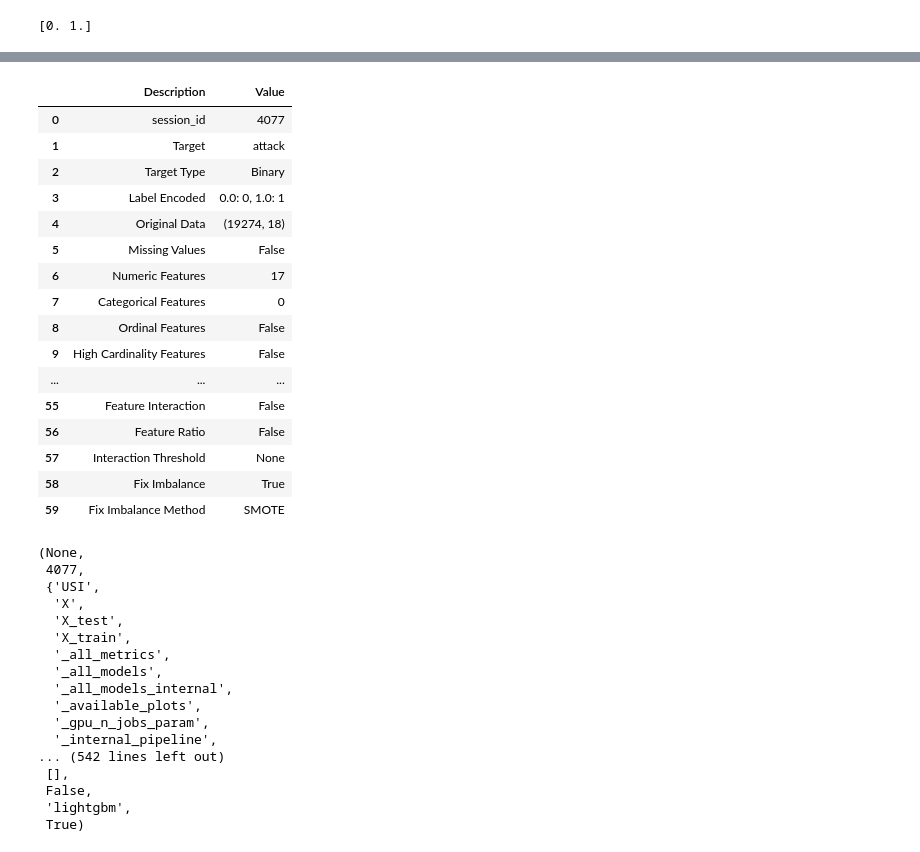
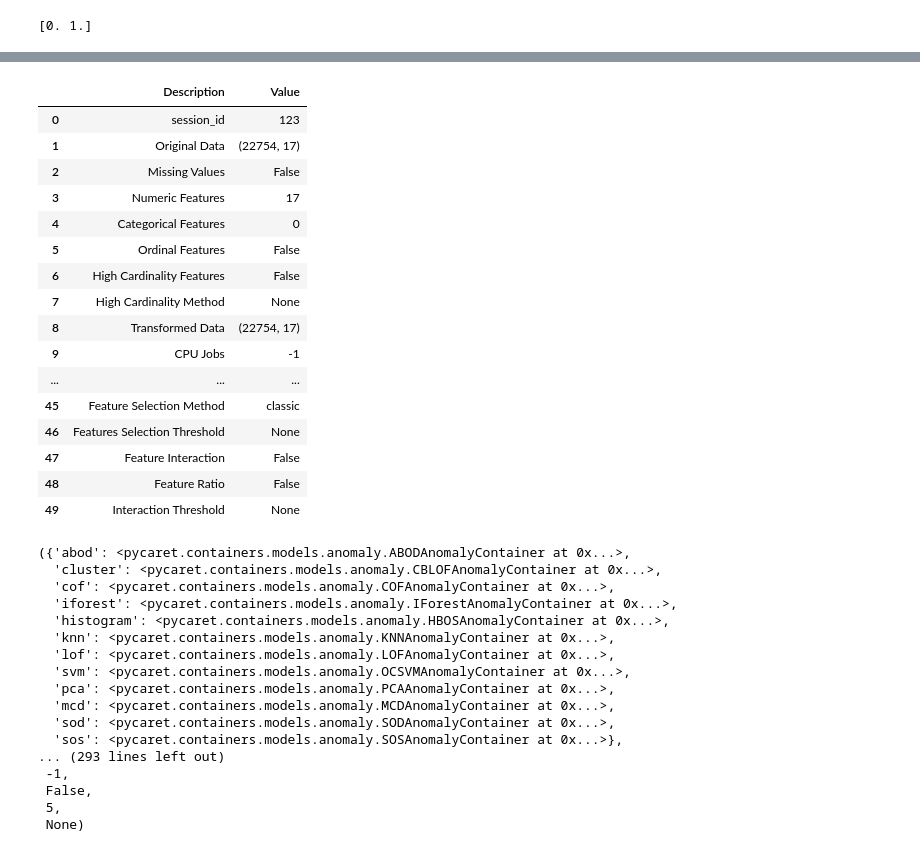
Before and after one commit to kbuaaaaaa/COTS_ICS_Security, a Jupyter notebook: Detection/Entropy Detection/model.ipynb, the cells around one changed output, grey strips where cells are left out. Saved outputs shown, nothing was run; the diff lists cells and outputs as text; code cells hidden in the pictures.

```diff
--- a/Detection/Entropy Detection/model.ipynb
+++ b/Detection/Entropy Detection/model.ipynb
@@ -74,13 +89,15 @@ print(attack_time)
 # %%
 smooth_ics = ics_entropy.copy()
+smooth_ics = smooth_ics[4500:,:]
 for i in range(smooth_ics.shape[1]):
-    smooth_ics[:,i] = smooth(smooth_ics[:,i],100)
+    smooth_ics[:,i] = smooth(smooth_ics[:,i],500)
+
+smooth_ics = smooth_ics[500:-500,:]
 
 for j in range(len(smooth_ics[:,-1])):
     if smooth_ics[j,-1] > 0:
         smooth_ics[j,-1] = 1
 
-smooth_ics = smooth_ics[100:-100,:]
 
 print(np.unique(smooth_ics[:,-1]))
 # %% [output]
@@ -156,45 +173,45 @@ for i in range(1,len(col)-1):
 ... (5 outputs left out)
 # %%
-X = pd.DataFrame(smooth_ics[:,1:])
-# X = pd.DataFrame(ics_entropy)
-# X.columns = col[0:-1]
-X.columns = col[1:]
-# setup(X,session_id=123)
-setup(X,target='attack',fix_imbalance = True,feature_selection=True)
+# X = pd.DataFrame(smooth_ics[:,1:])
+X = pd.DataFrame(smooth_ics[:,1:-1])
+X.columns = col[1:-1]
+# X.columns = col[1:]
+setup(X,session_id=123)
+# setup(X,target='attack',fix_imbalance = True,feature_selection=True)
 # %% [output]
 |  | Description | Value |
-| 0 | session_id | 4077 |
-| 1 | Target | attack |
-| 2 | Target Type | Binary |
-| 3 | Label Encoded | 0.0: 0, 1.0: 1 |
-| 4 | Original Data | (19274, 18) |
-| 5 | Missing Values | False |
-| 6 | Numeric Features | 17 |
-| 7 | Categorical Features | 0 |
-| 8 | Ordinal Features | False |
-| 9 | High Cardinality Features | False |
+| 0 | session_id | 123 |
+| 1 | Original Data | (22754, 17) |
+| 2 | Missing Values | False |
+| 3 | Numeric Features | 17 |
+| 4 | Categorical Features | 0 |
+| 5 | Ordinal Features | False |
+| 6 | High Cardinality Features | False |
+| 7 | High Cardinality Method | None |
+| 8 | Transformed Data | (22754, 17) |
+| 9 | CPU Jobs | -1 |
 | ... | ... | ... |
-| 55 | Feature Interaction | False |
-| 56 | Feature Ratio | False |
-| 57 | Interaction Threshold | None |
-| 58 | Fix Imbalance | True |
-| 59 | Fix Imbalance Method | SMOTE |
+| 45 | Feature Selection Method | classic |
+| 46 | Features Selection Threshold | None |
+| 47 | Feature Interaction | False |
+| 48 | Feature Ratio | False |
+| 49 | Interaction Threshold | None |
-(None,
- 4077,
- {'USI',
-  'X',
-  'X_test',
-  'X_train',
-  '_all_metrics',
-  '_all_models',
-  '_all_models_internal',
-  '_available_plots',
-  '_gpu_n_jobs_param',
-  '_internal_pipeline',
-... (542 lines left out)
- [],
+({'abod': <pycaret.containers.models.anomaly.ABODAnomalyContainer at 0x...>,
+  'cluster': <pycaret.containers.models.anomaly.CBLOFAnomalyContainer at 0x...>,
+  'cof': <pycaret.containers.models.anomaly.COFAnomalyContainer at 0x...>,
+  'iforest': <pycaret.containers.models.anomaly.IForestAnomalyContainer at 0x...>,
+  'histogram': <pycaret.containers.models.anomaly.HBOSAnomalyContainer at 0x...>,
+  'knn': <pycaret.containers.models.anomaly.KNNAnomalyContainer at 0x...>,
+  'lof': <pycaret.containers.models.anomaly.LOFAnomalyContainer at 0x...>,
+  'svm': <pycaret.containers.models.anomaly.OCSVMAnomalyContainer at 0x...>,
+  'pca': <pycaret.containers.models.anomaly.PCAAnomalyContainer at 0x...>,
+  'mcd': <pycaret.containers.models.anomaly.MCDAnomalyContainer at 0x...>,
+  'sod': <pycaret.containers.models.anomaly.SODAnomalyContainer at 0x...>,
+  'sos': <pycaret.containers.models.anomaly.SOSAnomalyContainer at 0x...>},
+... (293 lines left out)
+ -1,
  False,
- 'lightgbm',
- True)
+ 5,
+ None)
 # %%
 # models()
```
Also changed, not shown: parts of 15 cells of this notebook, 14 other files.
